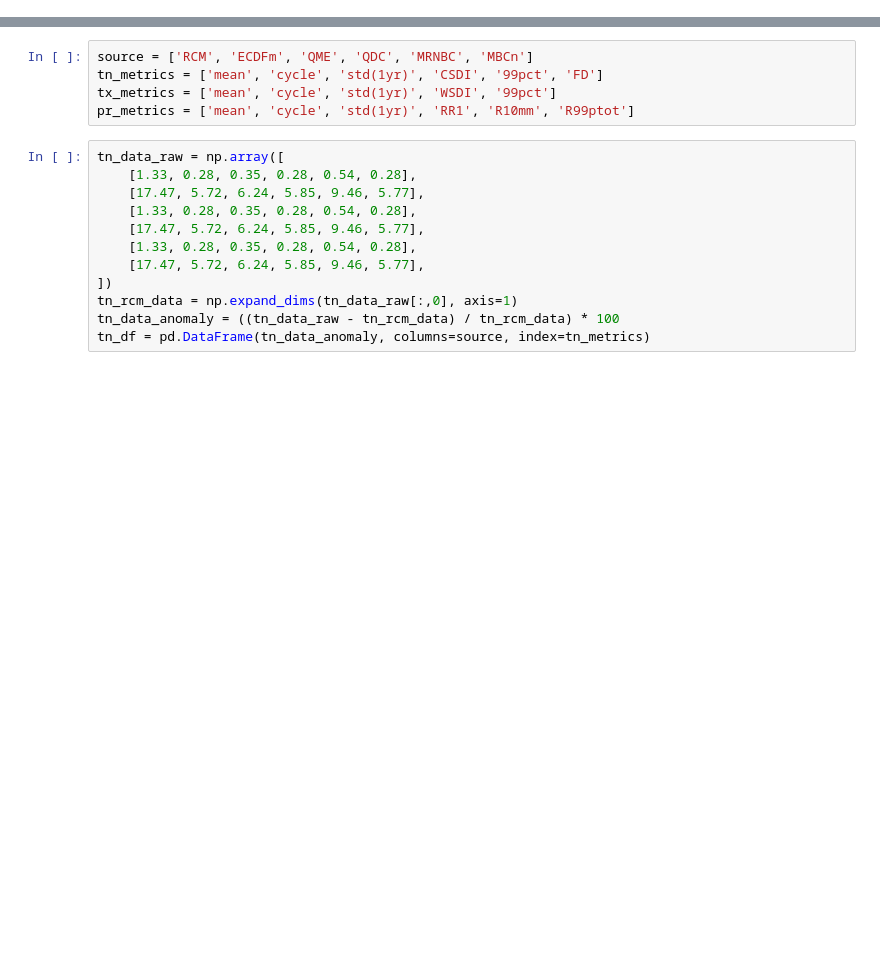
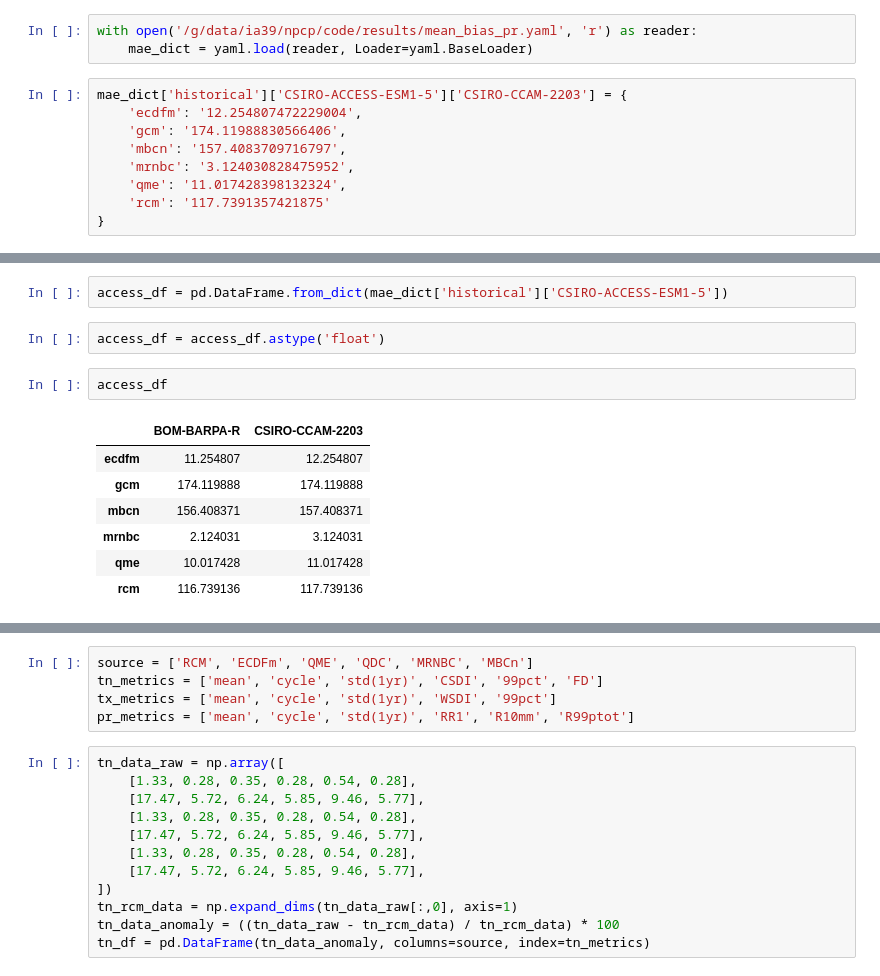
Before and after one commit to AusClimateService/npcp, a Jupyter notebook: reports/phase1/summary_heatmap.ipynb, the cells around one changed output, grey strips where cells are left out. Saved outputs shown, nothing was run; the diff lists cells and outputs as text; blank space fills up the shorter version.

```diff
--- a/reports/phase1/summary_heatmap.ipynb
+++ b/reports/phase1/summary_heatmap.ipynb
@@ -5,0 +10,12 @@ import seaborn as sns
+# %%
+with open('/g/data/ia39/npcp/code/results/mean_bias_pr.yaml', 'r') as reader:
+    mae_dict = yaml.load(reader, Loader=yaml.BaseLoader)
+# %%
+mae_dict['historical']['CSIRO-ACCESS-ESM1-5']['CSIRO-CCAM-2203'] = {
+    'ecdfm': '12.254807472229004',
+    'gcm': '174.11988830566406',
+    'mbcn': '157.4083709716797',
+    'mrnbc': '3.124030828475952',
+    'qme': '11.017428398132324',
+    'rcm': '117.7391357421875'
+}
@@ -5,0 +37,14 @@ import seaborn as sns
+# %%
+access_df = pd.DataFrame.from_dict(mae_dict['historical']['CSIRO-ACCESS-ESM1-5'])
+# %%
+access_df = access_df.astype('float')
+# %%
+access_df
+# %% [output]
+|  | BOM-BARPA-R | CSIRO-CCAM-2203 |
+| ecdfm | 11.254807 | 12.254807 |
+| gcm | 174.119888 | 174.119888 |
+| mbcn | 156.408371 | 157.408371 |
+| mrnbc | 2.124031 | 3.124031 |
+| qme | 10.017428 | 11.017428 |
+| rcm | 116.739136 | 117.739136 |
```
Also changed, not shown: parts of 5 cells of this notebook.
